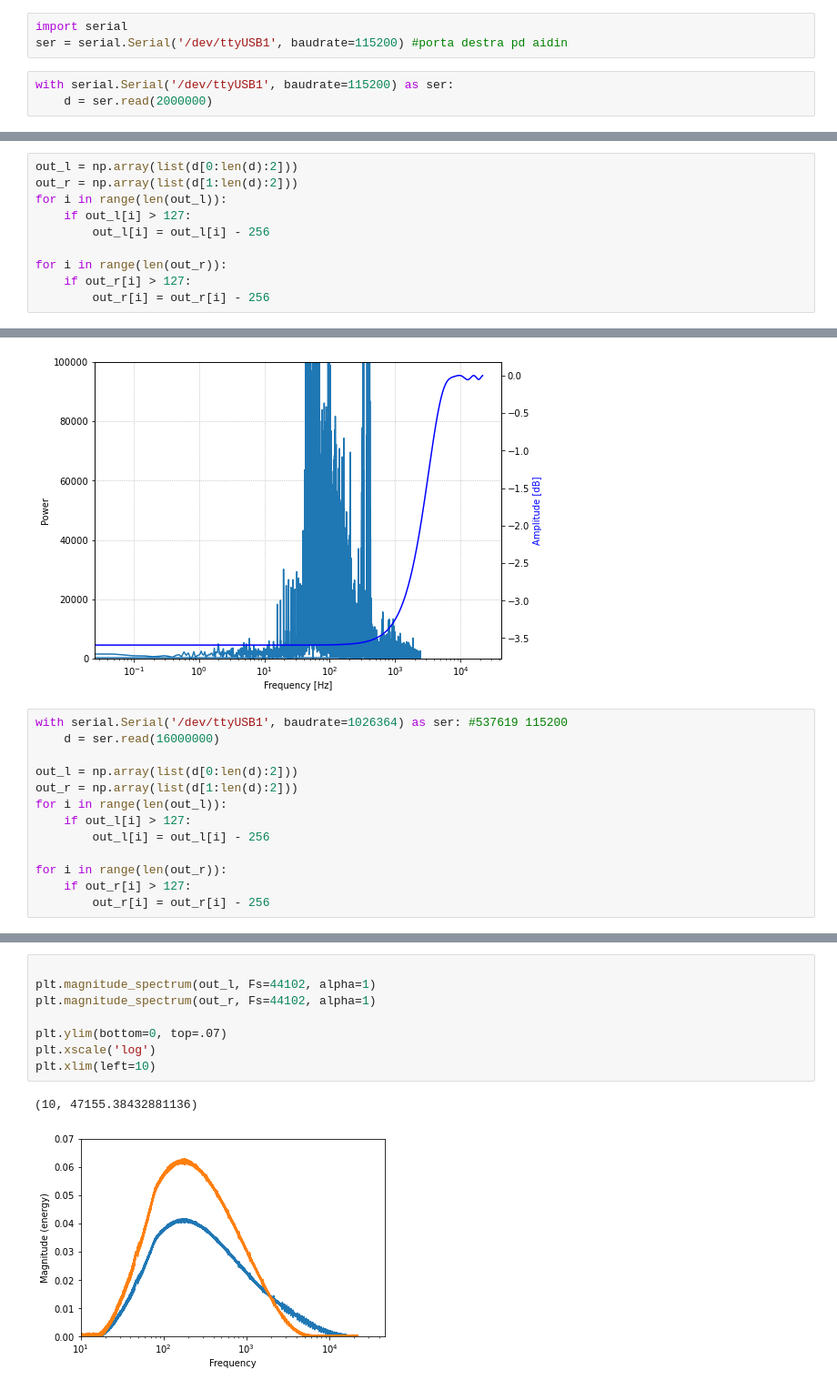
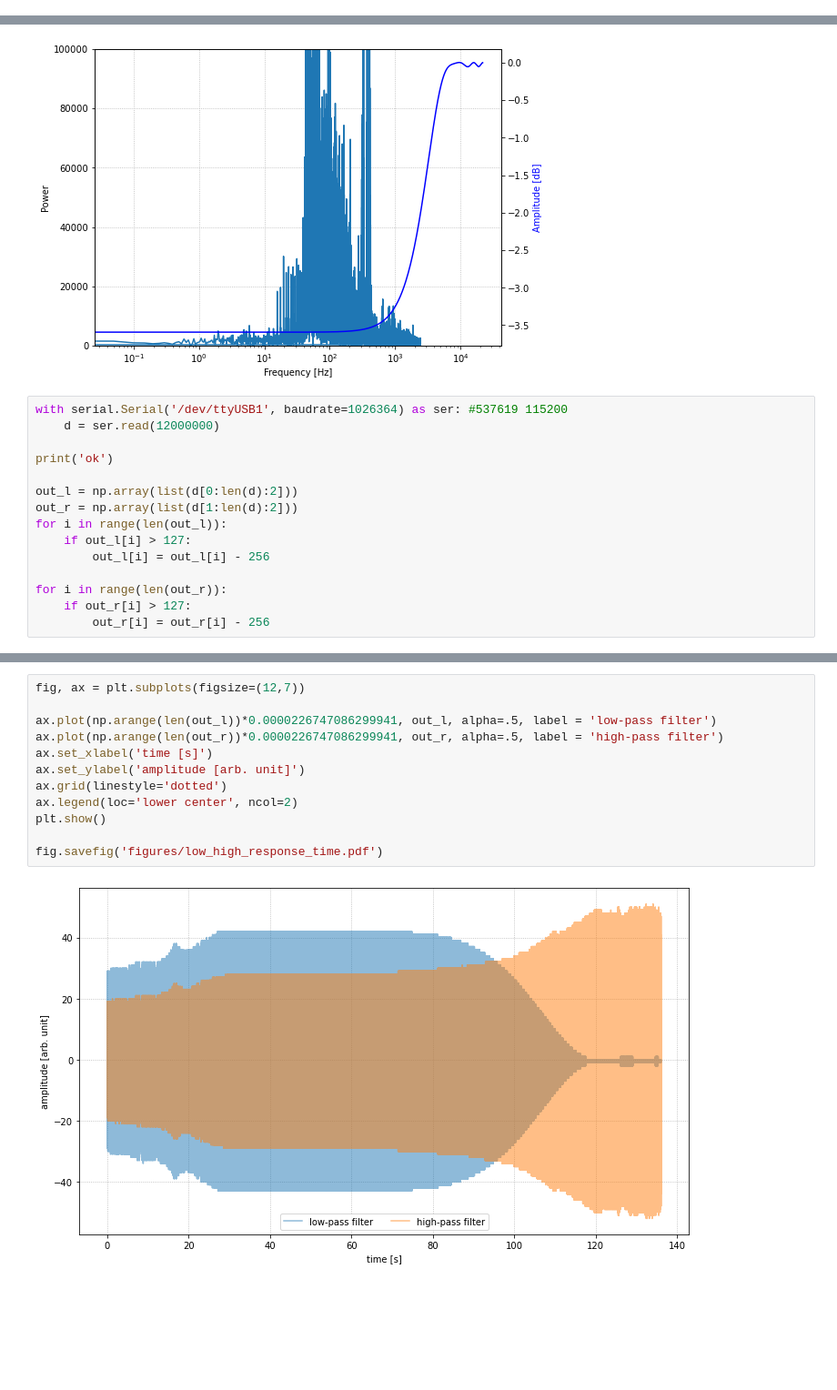
Before and after one commit to aidinattar/PMOD-FIR-filter-VHDL, a Jupyter notebook: Project.ipynb, the cells around one changed output, grey strips where cells are left out. Shown at 91% size. Saved outputs shown, nothing was run; the diff lists cells and outputs as text; blank space fills up the shorter version.

Commit message:
add severe tracks analysis and figures, add simulation file

```diff
--- a/Project.ipynb
+++ b/Project.ipynb
@@ -150,9 +151,3 @@ loop1             loop48  net           tty16     tty54  ttyS5      video0
 loop10            loop49  null          tty17     tty55  ttyS6      video1
 loop11            loop5   nvram         tty18     tty56  ttyS7      zero
 loop12            loop50  port          tty19     tty57  ttyS8      zfs
-# %%
-import serial
-ser = serial.Serial('/dev/ttyUSB1', baudrate=115200) #porta destra pd aidin
-# %%
-with serial.Serial('/dev/ttyUSB1', baudrate=115200) as ser:
-    d = ser.read(2000000)
@@ -161,10 +153,0 @@ KeyboardInterrupt:
-# %%
-out_l = np.array(list(d[0:len(d):2]))
-out_r = np.array(list(d[1:len(d):2]))
-for i in range(len(out_l)):
-    if out_l[i] > 127:
-        out_l[i] = out_l[i] - 256
-
-for i in range(len(out_r)):
-    if out_r[i] > 127:
-        out_r[i] = out_r[i] - 256
@@ -265,7 +223,9 @@ plt.show()
 [figure]
 # %%
 with serial.Serial('/dev/ttyUSB1', baudrate=1026364) as ser: #537619 115200
-    d = ser.read(16000000)
+    d = ser.read(12000000)
+
+print('ok')
 
 out_l = np.array(list(d[0:len(d):2]))
 out_r = np.array(list(d[1:len(d):2]))
@@ -285,11 +241,14 @@ plt.plot(out_r[0:], alpha=.5)
-# %%
-
-plt.magnitude_spectrum(out_l, Fs=44102, alpha=1)
-plt.magnitude_spectrum(out_r, Fs=44102, alpha=1)
-
-plt.ylim(bottom=0, top=.07)
-plt.xscale('log')
-plt.xlim(left=10)
-# %% [output]
-(10, 47155.38432881136)
-[figure, removed]
+# %%
+fig, ax = plt.subplots(figsize=(12,7))
+
+ax.plot(np.arange(len(out_l))*0.0000226747086299941, out_l, alpha=.5, label = 'low-pass filter')
+ax.plot(np.arange(len(out_r))*0.0000226747086299941, out_r, alpha=.5, label = 'high-pass filter')
+ax.set_xlabel('time [s]')
+ax.set_ylabel('amplitude [arb. unit]')
+ax.grid(linestyle='dotted')
+ax.legend(loc='lower center', ncol=2)
+plt.show()
+
+fig.savefig('figures/low_high_response_time.pdf')
+# %% [output]
+[figure, added]
```
Also changed, not shown: parts of 30 cells of this notebook, 15 other files.
